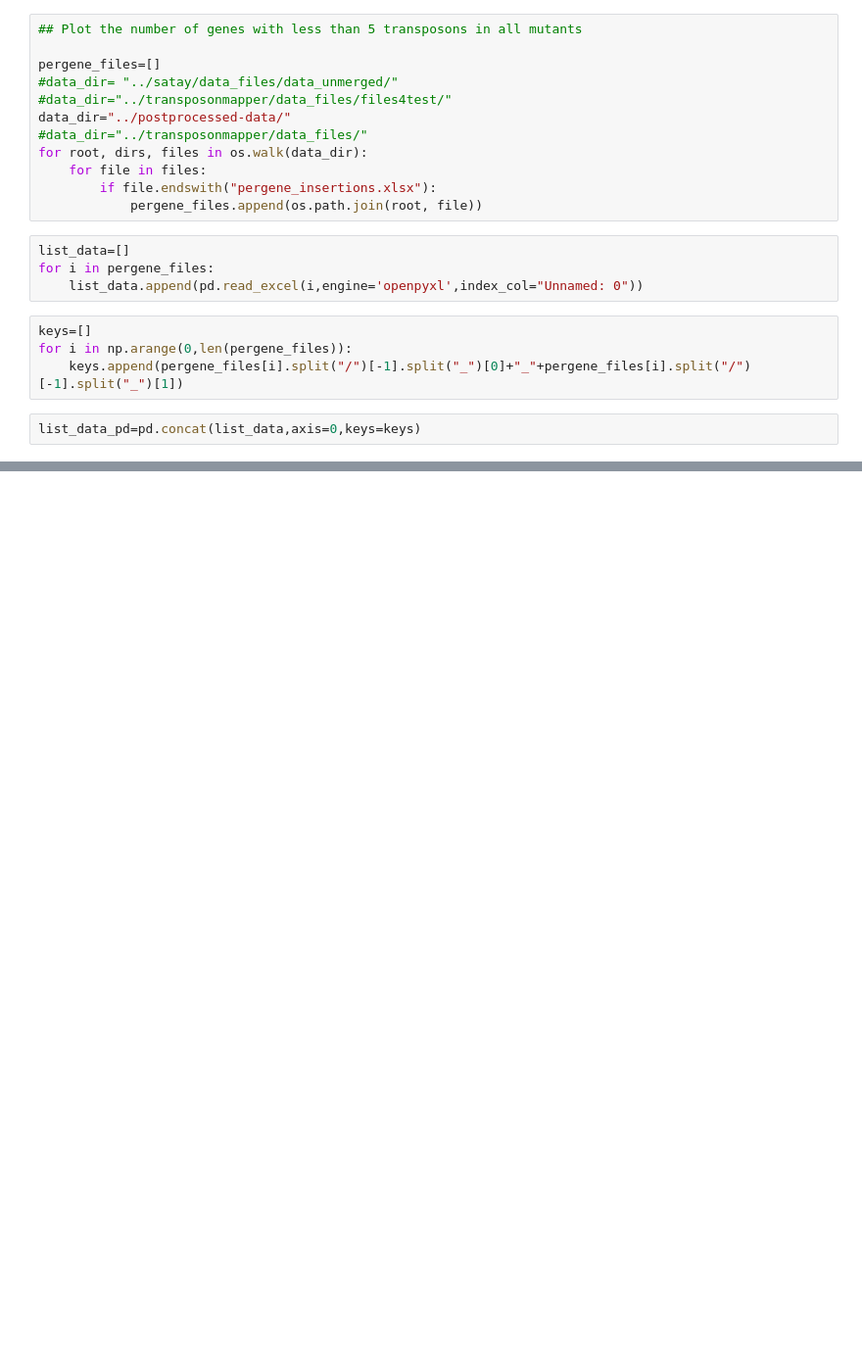
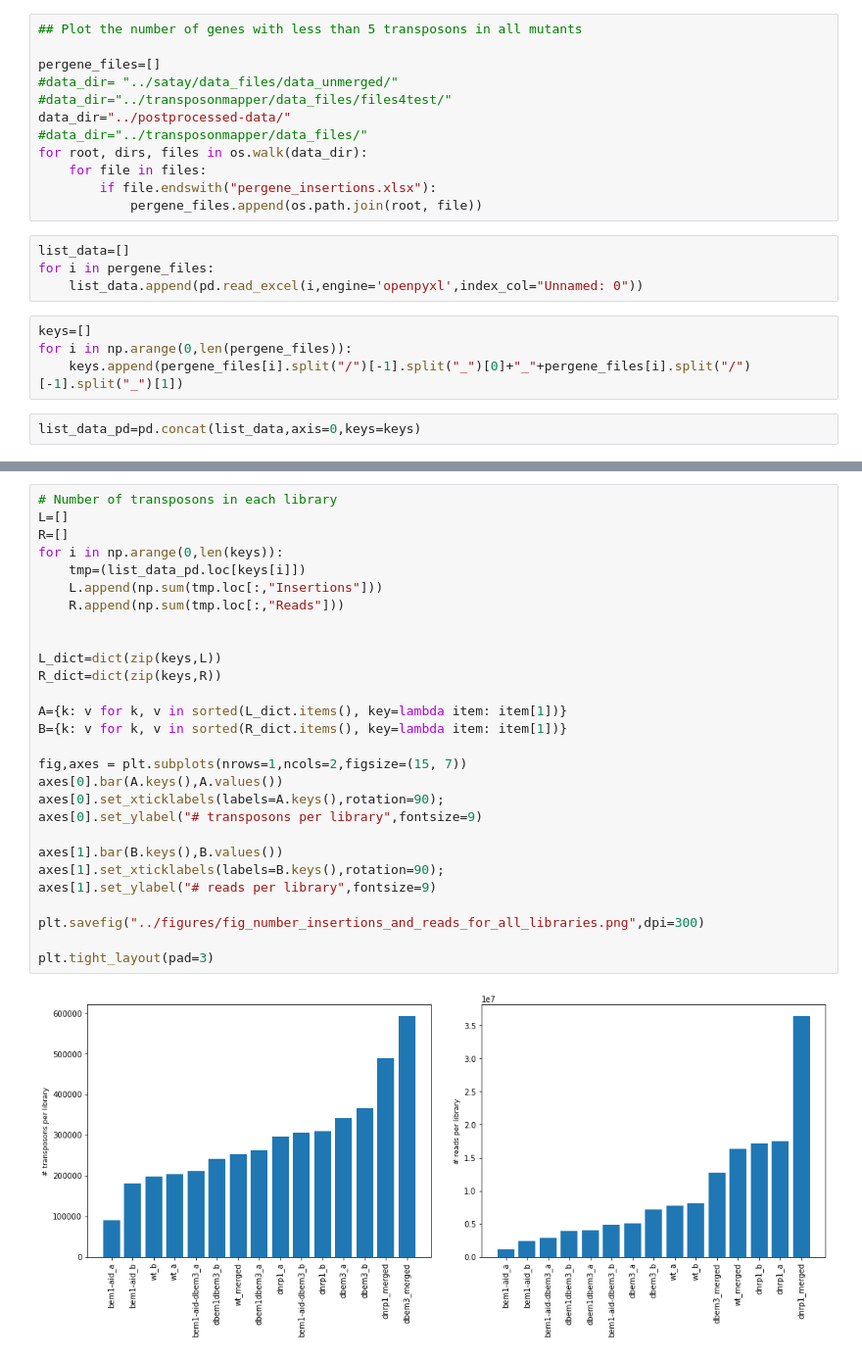
Before and after one commit to SATAY-LL/comparative-analysis-among-strains, a Jupyter notebook: src/analysis_evolutionary_trajectory.ipynb, the cells around one changed output, grey strips where cells are left out. Shown at 98% size. Cells and saved outputs as stored; diff of their text form; blank space fills up the shorter version.

```diff
--- a/src/analysis_evolutionary_trajectory.ipynb
+++ b/src/analysis_evolutionary_trajectory.ipynb
@@ -57,0 +55,30 @@ plt.savefig("../figures/fig_number_genes_with_less_than_2_transposons_and_2_read
+# %%
+# Number of transposons in each library
+L=[]
+R=[]
+for i in np.arange(0,len(keys)):
+    tmp=(list_data_pd.loc[keys[i]])
+    L.append(np.sum(tmp.loc[:,"Insertions"]))
+    R.append(np.sum(tmp.loc[:,"Reads"]))
+
+
+L_dict=dict(zip(keys,L))
+R_dict=dict(zip(keys,R))
+
+A={k: v for k, v in sorted(L_dict.items(), key=lambda item: item[1])}
+B={k: v for k, v in sorted(R_dict.items(), key=lambda item: item[1])}
+
+fig,axes = plt.subplots(nrows=1,ncols=2,figsize=(15, 7))
+axes[0].bar(A.keys(),A.values())
+axes[0].set_xticklabels(labels=A.keys(),rotation=90);
+axes[0].set_ylabel("# transposons per library",fontsize=9)
+
+axes[1].bar(B.keys(),B.values())
+axes[1].set_xticklabels(labels=B.keys(),rotation=90);
+axes[1].set_ylabel("# reads per library",fontsize=9)
+
+plt.savefig("../figures/fig_number_insertions_and_reads_for_all_libraries.png",dpi=300)
+
+plt.tight_layout(pad=3)
+# %% [output]
+[figure, added]
```
Also changed, not shown: parts of 12 cells of this notebook.
